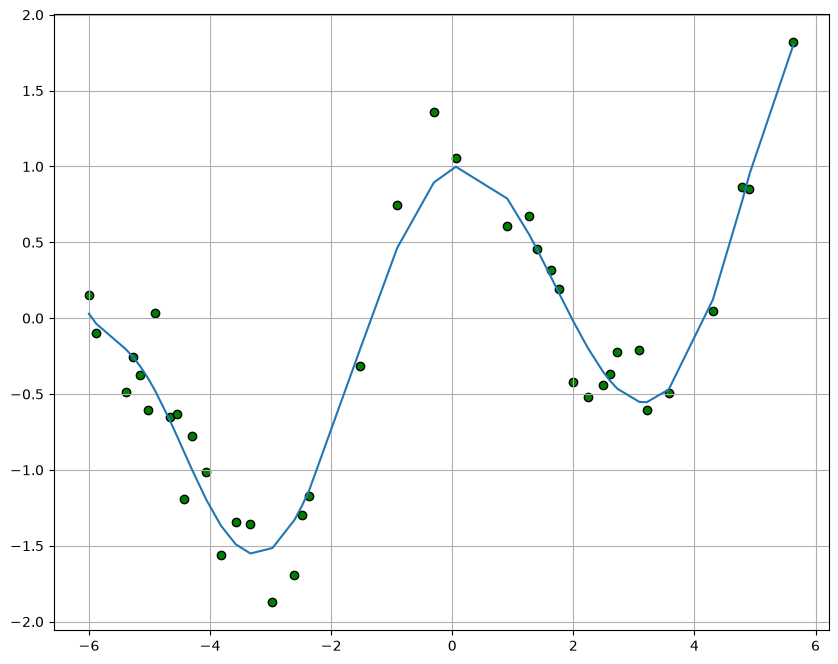
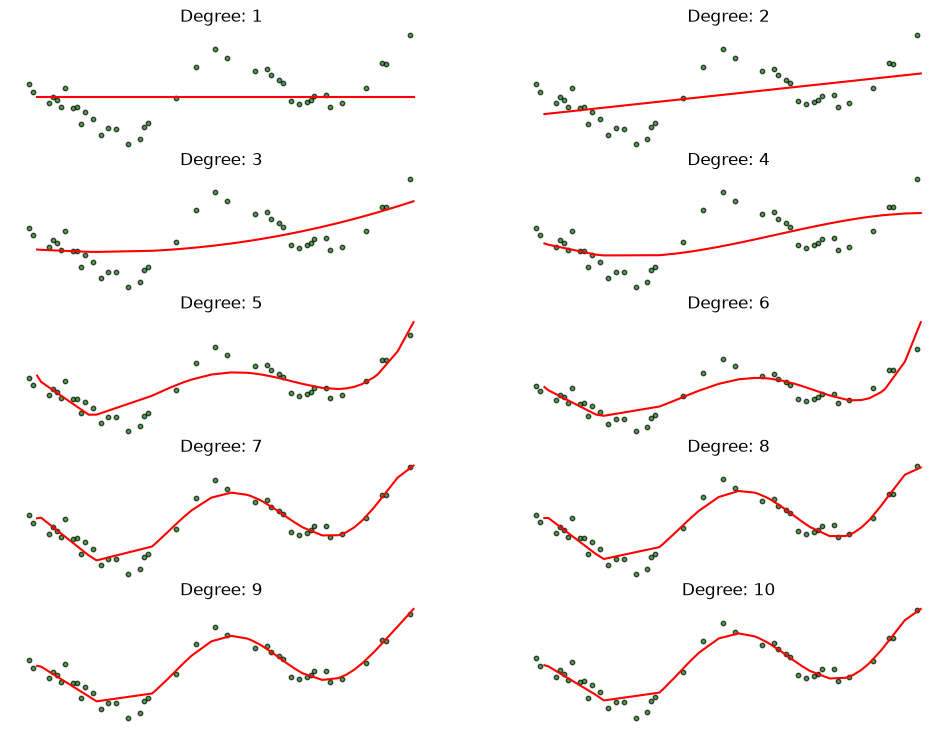
The change to this notebook cell's code, shown as a diff; its figure went from the first image to the second:
--- before
+++ after
@@ -1,10 +1,13 @@
 # ------------- Plotting Model ---------------------
-plt.figure(figsize=(10,8))
+fig, ax = plt.subplots(5, 2, figsize=(12, 9))
+ax = ax.ravel()
 
-idx = np.argsort(x_train[:, 0])
+idx = np.argsort(x_cv[:, 0])
 
-plt.scatter(x_train, y_train, edgecolors='black', color='green', label='Train')
-plt.plot(x_train[idx], yhat_train[idx], label='model')
-
-plt.grid(True)
-plt.show()
+for i in range(len(ax)):
+    ax[i].scatter(x_train, y_train, s=10, color='green', edgecolor='black', alpha=0.7)
+    ax[i].plot(x_cv[idx], model_cv_prediction[i][idx], color='red')
+    ax[i].title.set_text(f'Degree: {i+1}')
+    
+    ax[i].axis('off')
+    

Commit: Trained The Perfect model